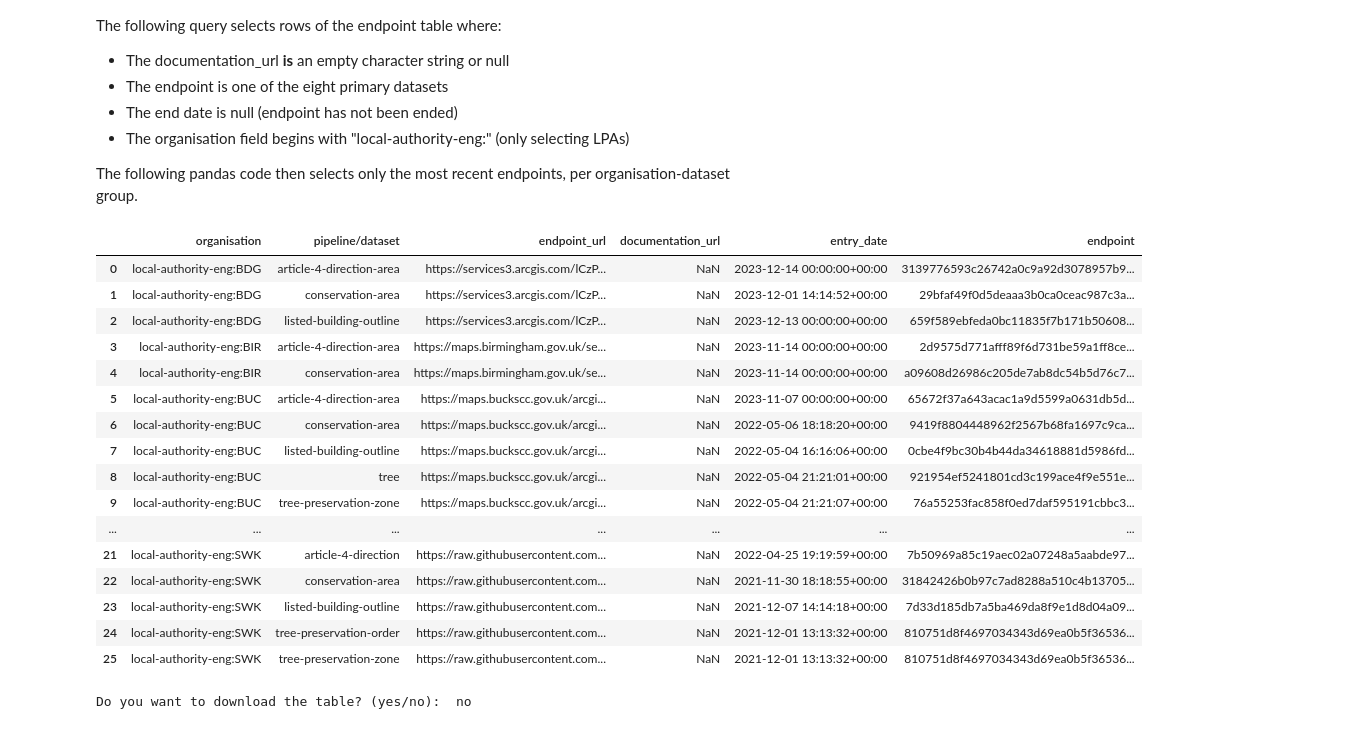
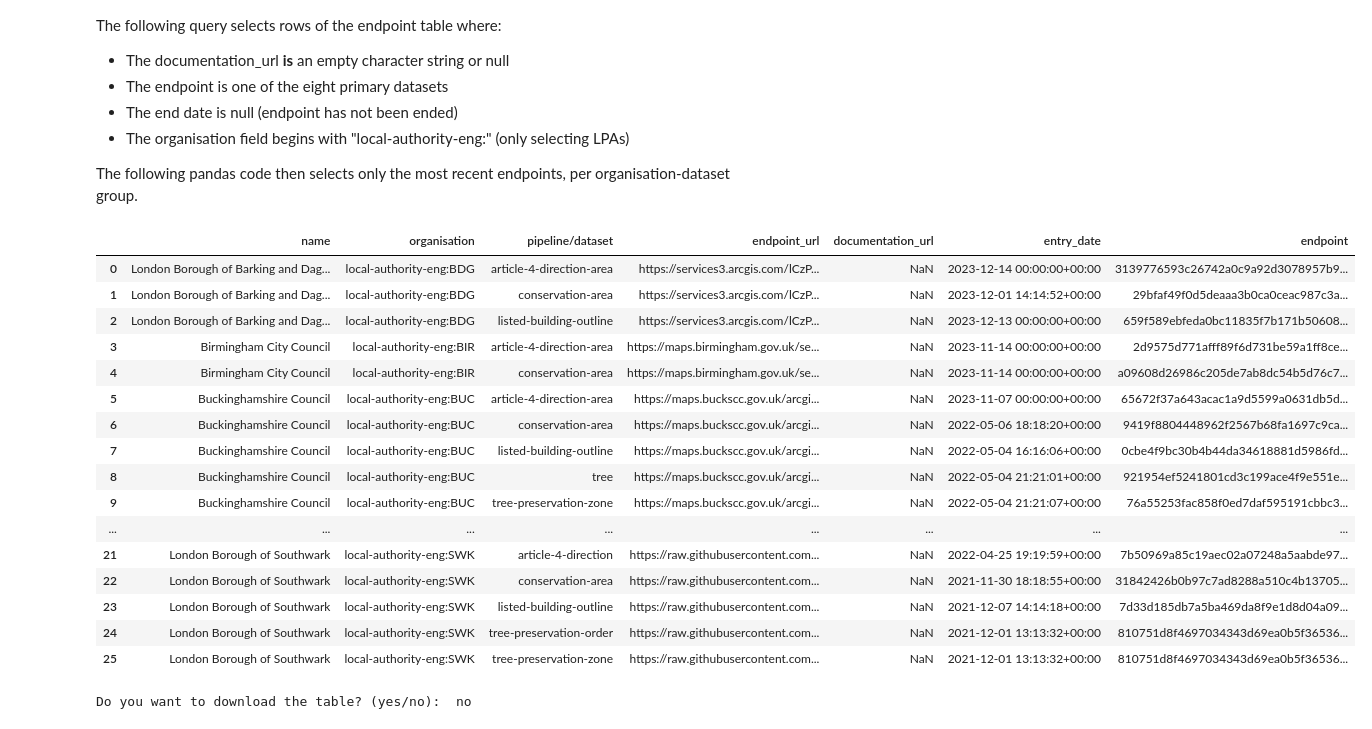
Before and after one commit to digital-land/jupyter-analysis, a Jupyter notebook: endpoint_document_url_checks.ipynb, the cells around one changed output. Cells and saved outputs as stored; diff of their text form; code cells hidden in the pictures.

Commit message:
Add org.name column

```diff
--- a/endpoint_document_url_checks.ipynb
+++ b/endpoint_document_url_checks.ipynb
@@ -17,6 +17,7 @@ def grab_no_doc_endpoints():
     params = urllib.parse.urlencode({
         "sql": f"""
         SELECT
+            o.name,
             s.organisation,
             sp.pipeline AS "pipeline/dataset",
             e.endpoint_url,
@@ -27,7 +28,7 @@ def grab_no_doc_endpoints():
             endpoint e
             INNER JOIN source s on e.endpoint = s.endpoint
             INNER JOIN source_pipeline sp on s.source = sp.source
-            INNER JOIN organisation o ON
+            INNER JOIN organisation o on o.organisation = replace(s.organisation, '-eng', '')
         WHERE
             (documentation_url == "" OR documentation_url IS NULL)
             AND (sp.pipeline IN (
@@ -36,50 +37,50 @@ def grab_no_doc_endpoints():
                 'conservation-area',
                 'conservation-area-document',
                 'listed-building-outline',
                 'tree-preservation-zone',
                 'tree-preservation-order',
                 'tree'))
             AND (s.end_date == "" OR s.end_date IS NULL)
             AND s.organisation LIKE "local-authority%"
         """,
         "_size": "max"
     })
 
     url = f"{datasette_url}digital-land.csv?{params}"
     endpoints_with_no_doc_url = pd.read_csv(url)
     return endpoints_with_no_doc_url
 
 df = grab_no_doc_endpoints()
 df['entry_date'] = pd.to_datetime(df['entry_date'])
 
 # Group by 'organisation' and 'pipeline/dataset', then find the index of the most recent entry
 idx = df.groupby(['organisation', 'pipeline/dataset'])['entry_date'].idxmax()
 
 # Use the index to select the rows
 endpoints_with_no_doc_url = df.loc[idx].reset_index()
 
 #Drop index field
 endpoints_with_no_doc_url = endpoints_with_no_doc_url.drop("index", axis=1)
 
 endpoints_with_no_doc_url
 # %% [output]
-|  | organisation | pipeline/dataset | endpoint_url | documentation_url | entry_date | endpoint |
-| 0 | local-authority-eng:BDG | article-4-direction-area | https://services3.arcgis.com/lCzP... | NaN | 2023-12-14 00:00:00+00:00 | 3139776593c26742a0c9a92d3078957b9... |
-| 1 | local-authority-eng:BDG | conservation-area | https://services3.arcgis.com/lCzP... | NaN | 2023-12-01 14:14:52+00:00 | 29bfaf49f0d5deaaa3b0ca0ceac987c3a... |
-| 2 | local-authority-eng:BDG | listed-building-outline | https://services3.arcgis.com/lCzP... | NaN | 2023-12-13 00:00:00+00:00 | 659f589ebfeda0bc11835f7b171b50608... |
-| 3 | local-authority-eng:BIR | article-4-direction-area | https://maps.birmingham.gov.uk/se... | NaN | 2023-11-14 00:00:00+00:00 | 2d9575d771afff89f6d731be59a1ff8ce... |
-| 4 | local-authority-eng:BIR | conservation-area | https://maps.birmingham.gov.uk/se... | NaN | 2023-11-14 00:00:00+00:00 | a09608d26986c205de7ab8dc54b5d76c7... |
-| 5 | local-authority-eng:BUC | article-4-direction-area | https://maps.buckscc.gov.uk/arcgi... | NaN | 2023-11-07 00:00:00+00:00 | 65672f37a643acac1a9d5599a0631db5d... |
-| 6 | local-authority-eng:BUC | conservation-area | https://maps.buckscc.gov.uk/arcgi... | NaN | 2022-05-06 18:18:20+00:00 | 9419f8804448962f2567b68fa1697c9ca... |
-| 7 | local-authority-eng:BUC | listed-building-outline | https://maps.buckscc.gov.uk/arcgi... | NaN | 2022-05-04 16:16:06+00:00 | 0cbe4f9bc30b4b44da34618881d5986fd... |
-| 8 | local-authority-eng:BUC | tree | https://maps.buckscc.gov.uk/arcgi... | NaN | 2022-05-04 21:21:01+00:00 | 921954ef5241801cd3c199ace4f9e551e... |
-| 9 | local-authority-eng:BUC | tree-preservation-zone | https://maps.buckscc.gov.uk/arcgi... | NaN | 2022-05-04 21:21:07+00:00 | 76a55253fac858f0ed7daf595191cbbc3... |
-| ... | ... | ... | ... | ... | ... | ... |
-| 21 | local-authority-eng:SWK | article-4-direction | https://raw.githubusercontent.com... | NaN | 2022-04-25 19:19:59+00:00 | 7b50969a85c19aec02a07248a5aabde97... |
-| 22 | local-authority-eng:SWK | conservation-area | https://raw.githubusercontent.com... | NaN | 2021-11-30 18:18:55+00:00 | 31842426b0b97c7ad8288a510c4b13705... |
-| 23 | local-authority-eng:SWK | listed-building-outline | https://raw.githubusercontent.com... | NaN | 2021-12-07 14:14:18+00:00 | 7d33d185db7a5ba469da8f9e1d8d04a09... |
-| 24 | local-authority-eng:SWK | tree-preservation-order | https://raw.githubusercontent.com... | NaN | 2021-12-01 13:13:32+00:00 | 810751d8f4697034343d69ea0b5f36536... |
-| 25 | local-authority-eng:SWK | tree-preservation-zone | https://raw.githubusercontent.com... | NaN | 2021-12-01 13:13:32+00:00 | 810751d8f4697034343d69ea0b5f36536... |
+|  | name | organisation | pipeline/dataset | endpoint_url | documentation_url | entry_date | endpoint |
+| 0 | London Borough of Barking and Dag... | local-authority-eng:BDG | article-4-direction-area | https://services3.arcgis.com/lCzP... | NaN | 2023-12-14 00:00:00+00:00 | 3139776593c26742a0c9a92d3078957b9... |
+| 1 | London Borough of Barking and Dag... | local-authority-eng:BDG | conservation-area | https://services3.arcgis.com/lCzP... | NaN | 2023-12-01 14:14:52+00:00 | 29bfaf49f0d5deaaa3b0ca0ceac987c3a... |
+| 2 | London Borough of Barking and Dag... | local-authority-eng:BDG | listed-building-outline | https://services3.arcgis.com/lCzP... | NaN | 2023-12-13 00:00:00+00:00 | 659f589ebfeda0bc11835f7b171b50608... |
+| 3 | Birmingham City Council | local-authority-eng:BIR | article-4-direction-area | https://maps.birmingham.gov.uk/se... | NaN | 2023-11-14 00:00:00+00:00 | 2d9575d771afff89f6d731be59a1ff8ce... |
+| 4 | Birmingham City Council | local-authority-eng:BIR | conservation-area | https://maps.birmingham.gov.uk/se... | NaN | 2023-11-14 00:00:00+00:00 | a09608d26986c205de7ab8dc54b5d76c7... |
+| 5 | Buckinghamshire Council | local-authority-eng:BUC | article-4-direction-area | https://maps.buckscc.gov.uk/arcgi... | NaN | 2023-11-07 00:00:00+00:00 | 65672f37a643acac1a9d5599a0631db5d... |
+| 6 | Buckinghamshire Council | local-authority-eng:BUC | conservation-area | https://maps.buckscc.gov.uk/arcgi... | NaN | 2022-05-06 18:18:20+00:00 | 9419f8804448962f2567b68fa1697c9ca... |
+| 7 | Buckinghamshire Council | local-authority-eng:BUC | listed-building-outline | https://maps.buckscc.gov.uk/arcgi... | NaN | 2022-05-04 16:16:06+00:00 | 0cbe4f9bc30b4b44da34618881d5986fd... |
+| 8 | Buckinghamshire Council | local-authority-eng:BUC | tree | https://maps.buckscc.gov.uk/arcgi... | NaN | 2022-05-04 21:21:01+00:00 | 921954ef5241801cd3c199ace4f9e551e... |
+| 9 | Buckinghamshire Council | local-authority-eng:BUC | tree-preservation-zone | https://maps.buckscc.gov.uk/arcgi... | NaN | 2022-05-04 21:21:07+00:00 | 76a55253fac858f0ed7daf595191cbbc3... |
+| ... | ... | ... | ... | ... | ... | ... | ... |
+| 21 | London Borough of Southwark | local-authority-eng:SWK | article-4-direction | https://raw.githubusercontent.com... | NaN | 2022-04-25 19:19:59+00:00 | 7b50969a85c19aec02a07248a5aabde97... |
+| 22 | London Borough of Southwark | local-authority-eng:SWK | conservation-area | https://raw.githubusercontent.com... | NaN | 2021-11-30 18:18:55+00:00 | 31842426b0b97c7ad8288a510c4b13705... |
+| 23 | London Borough of Southwark | local-authority-eng:SWK | listed-building-outline | https://raw.githubusercontent.com... | NaN | 2021-12-07 14:14:18+00:00 | 7d33d185db7a5ba469da8f9e1d8d04a09... |
+| 24 | London Borough of Southwark | local-authority-eng:SWK | tree-preservation-order | https://raw.githubusercontent.com... | NaN | 2021-12-01 13:13:32+00:00 | 810751d8f4697034343d69ea0b5f36536... |
+| 25 | London Borough of Southwark | local-authority-eng:SWK | tree-preservation-zone | https://raw.githubusercontent.com... | NaN | 2021-12-01 13:13:32+00:00 | 810751d8f4697034343d69ea0b5f36536... |
 # %%
 download = input("Do you want to download the table? (yes/no): ")
 
```
Also changed, not shown: parts of 1 cell of this notebook.
